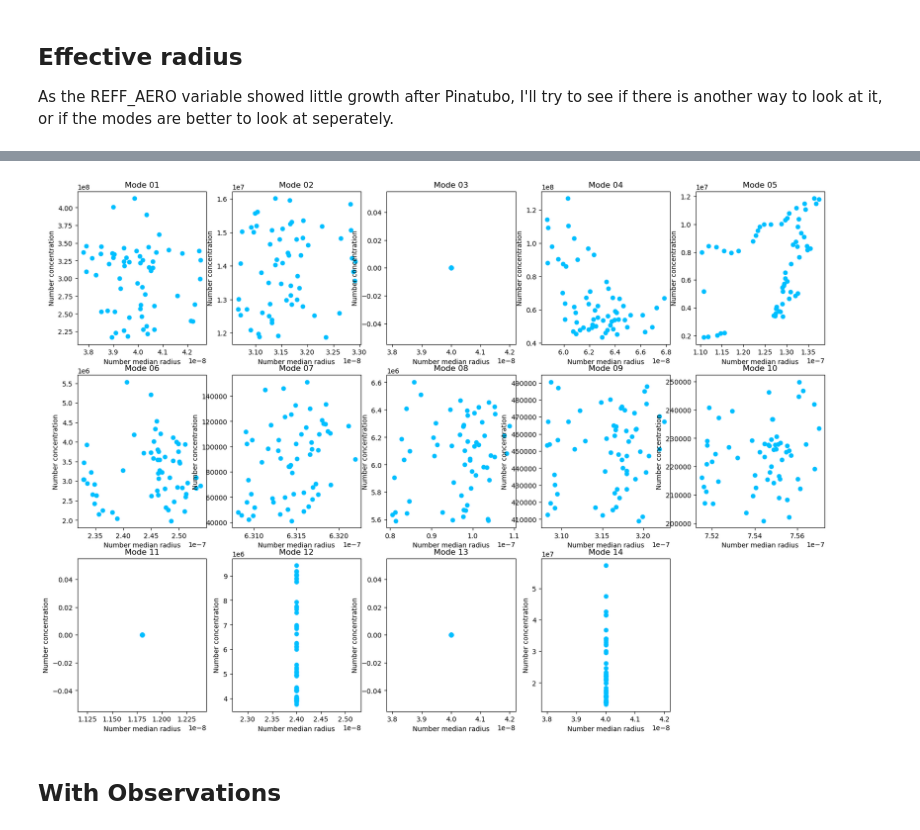
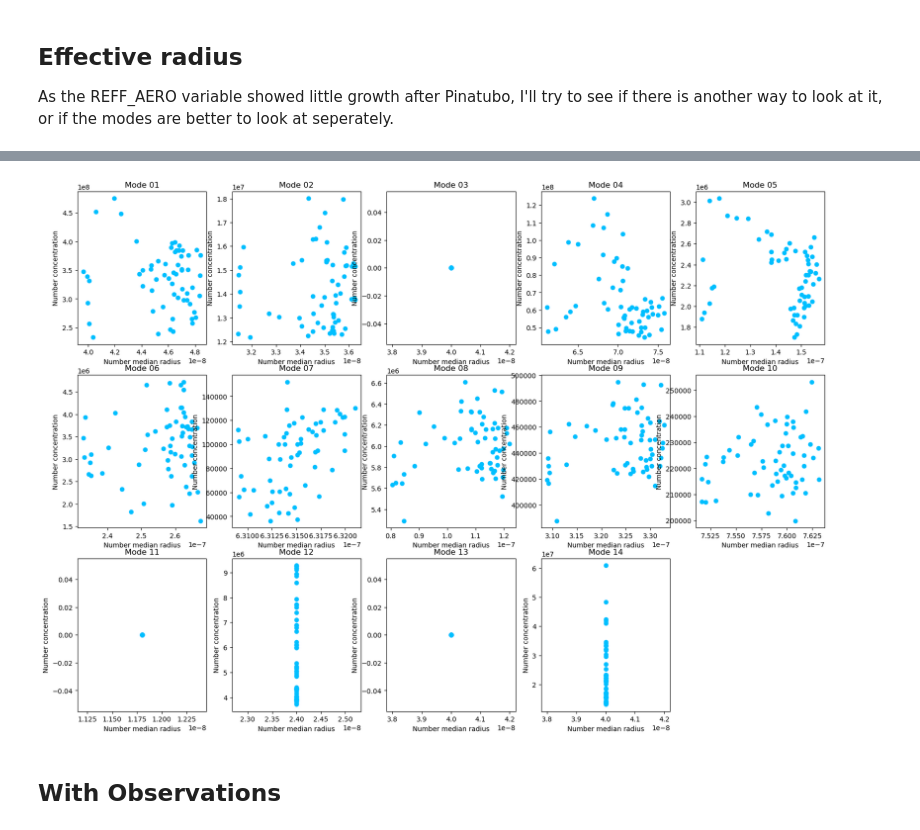
Before and after one commit to EliHHogemo/master_thesis, a Jupyter notebook: reff_plotting.ipynb, the cells around one changed output, grey strips where cells are left out. Drawn from its saved outputs; the diff is of its cells as text; code cells hidden in the pictures.

```diff
--- a/reff_plotting.ipynb
+++ b/reff_plotting.ipynb
@@ -73,6 +55,9 @@ ds_1825_17tg = xr.open_mfdataset(f"{path_atm_1825_17tg}/NHIST_tropstratchem_f09_
 # %%
 path_atm_1tg = "/nird/datapeak/NS1004K/elihho/NHIST_tropstratchem_20251210_pinatubo1Tg19_e01/atm/hist"
 ds_1tg = xr.open_mfdataset(f"{path_atm_1tg}/NHIST_tropstratchem_f09_tn14_20251210_Pinatubo1Tg19_01.cam.h0.*.nc", combine="by_coords", parallel=True)
+# %%
+path_atm_1pr = "/nird/datapeak/NS1004K/elihho/NHIST_tropstratchem_20251223_pinatubo10Tg_1pr/atm/hist"
+ds_1pr = xr.open_mfdataset(f"{path_atm_1pr}/NHIST_tropstratchem_f09_tn14_20251223_Pinatubo10Tg19_1pr.cam.h0.*.nc", combine="by_coords", parallel=True)
 # %%
 client.close()
 # %%
@@ -102,6 +87,9 @@ ds_1825_17tg = ds_1825_17tg.assign_coords(time=shifted_time)
 # %%
 shifted_time = np.array([shift_one_month_back(t) for t in ds_1tg['time'].values])
 ds_1tg = ds_1tg.assign_coords(time=shifted_time)
+
+shifted_time = np.array([shift_one_month_back(t) for t in ds_1pr['time'].values])
+ds_1pr = ds_1pr.assign_coords(time=shifted_time)
 # %%
 lat_19 = ds_19["lat"]
 weighted_lat_19 = np.cos(np.deg2rad(lat_19))
@@ -117,6 +105,8 @@ lat_1825_17tg = ds_1825_17tg["lat"]
 weighted_lat_1825_17tg = np.cos(np.deg2rad(lat_1825_17tg))
 lat_1tg = ds_1tg["lat"]
 weighted_lat_1tg = np.cos(np.deg2rad(lat_1tg))
+lat_1pr = ds_1pr["lat"]
+weighted_lat_1pr = np.cos(np.deg2rad(lat_1pr))
 # %%
 lev_19 = ds_19["lev"]
 weighted_lev_19 = np.cos(np.deg2rad(lev_19))
@@ -314,27 +315,27 @@ Text(0.5, 1.0, 'Stratospheric effective radius (Laramie, lev ~64hPa)')
 # %%
 # vars to use: NMR, SIGMA, NCONC, VCONC, NNAT_
 mode_list = ["01", "02", "03", "04", "05", "06", "07", "08", "09", "10", "11", "12", "13", "14"]
 
 fig, axes = plt.subplots(3, 5, figsize=(20, 14), sharex=False, sharey=False)
 axes = axes.flatten()
 for i, mode in enumerate(mode_list):
     nmr_var = f"NMR{mode}"
     nconc_var = f"NCONC{mode}"
 
-    nmr = ds_19_c[nmr_var].weighted(weighted_lat_19_c).mean(dim=["lat","lon","lev"])
-    nconc = ds_19_c[nconc_var].weighted(weighted_lat_19_c).mean(dim=["lat","lon","lev"])
+    nmr = ds_1pr[nmr_var].weighted(weighted_lat_1pr).mean(dim=["lat","lon","lev"])
+    nconc = ds_1pr[nconc_var].weighted(weighted_lat_1pr).mean(dim=["lat","lon","lev"])
 
     axes[i].scatter(nmr, nconc, color="deepskyblue")
     axes[i].set_xlabel("Number median radius")
     axes[i].set_ylabel("Number concentration")
     axes[i].set_title(f"Mode {mode}")
 
 for j in range(i+1, 3*5):
     fig.delaxes(axes[j])
 
 plt.show()
 # %% [output]
-[figure, old version]
+[figure, new version]
 # %% [markdown]
 ## With Observations
 # %%
```
Also changed, not shown: parts of 8 cells of this notebook, 3 other files.
